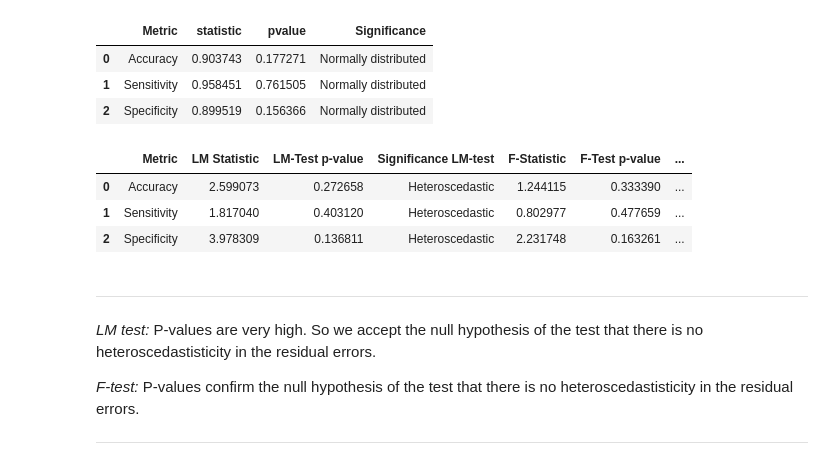
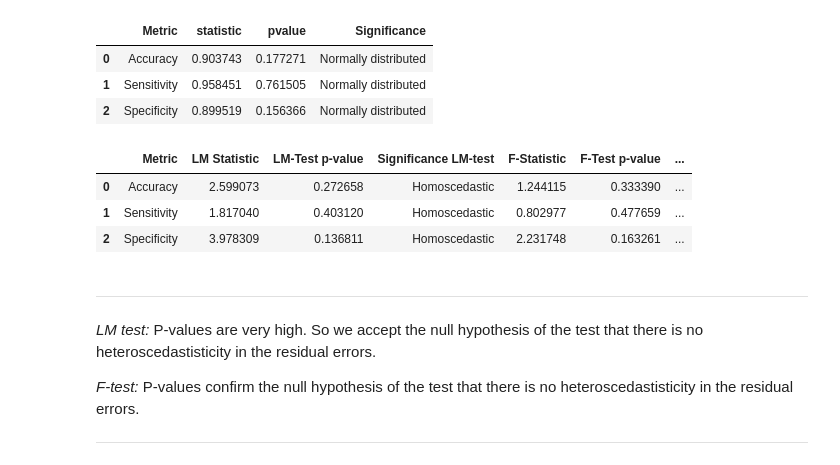
Before and after one commit to Fabian-Duren/Master-Thesis, a Jupyter notebook: N-back analysis/N-back metrics analysis/N back performance metrics and subjective fatigue levels - total analysis.ipynb, the cells around one changed output. Saved outputs shown, nothing was run; the diff lists cells and outputs as text; code cells hidden in the pictures.

```diff
--- a/N-back analysis/N-back metrics analysis/N back performance metrics and subjective fatigue levels - total analysis.ipynb
+++ b/N-back analysis/N-back metrics analysis/N back performance metrics and subjective fatigue levels - total analysis.ipynb
@@ -822,21 +822,21 @@ SH
 # %%
 # White’s Lagrange Multiplier Test for Heteroscedasticity
 WLM = []
 for tuple in [(result_acc.resid, result_acc.model.exog), (result_sens.resid, result_sens.model.exog), (result_spec.resid, result_spec.model.exog)]:
     WLM.append(list(het_white(tuple[0], tuple[1])))
 WLM = pd.DataFrame(WLM, columns = ["LM Statistic", "LM-Test p-value", "F-Statistic", "F-Test p-value"])
-WLM['Significance LM-test'] = np.where(WLM['LM-Test p-value'] < alpha, 'Homoscedastic', 'Heteroscedastic')
+WLM['Significance LM-test'] = np.where(WLM['LM-Test p-value'] < alpha, 'Heteroscedastic', 'Homoscedastic')
 WLM['Significance F-test'] = np.where(WLM['F-Test p-value'] < alpha, 'Heteroscedastisticity in the residual errors', 'No heteroscedastisticity in the residual errors')
 WLM['Metric'] = ['Accuracy', 'Sensitivity', 'Specificity']
 WLM = WLM[['Metric', "LM Statistic", "LM-Test p-value", 'Significance LM-test', "F-Statistic", "F-Test p-value", 'Significance F-test']]
 if export:
     dfi.export(WLM,"WLM_acc_sens_spec.png")
 WLM
 # %% [output]
 |  | Metric | LM Statistic | LM-Test p-value | Significance LM-test | F-Statistic | F-Test p-value | ... |
-| 0 | Accuracy | 2.599073 | 0.272658 | Heteroscedastic | 1.244115 | 0.333390 | ... |
-| 1 | Sensitivity | 1.817040 | 0.403120 | Heteroscedastic | 0.802977 | 0.477659 | ... |
-| 2 | Specificity | 3.978309 | 0.136811 | Heteroscedastic | 2.231748 | 0.163261 | ... |
+| 0 | Accuracy | 2.599073 | 0.272658 | Homoscedastic | 1.244115 | 0.333390 | ... |
+| 1 | Sensitivity | 1.817040 | 0.403120 | Homoscedastic | 0.802977 | 0.477659 | ... |
+| 2 | Specificity | 3.978309 | 0.136811 | Homoscedastic | 2.231748 | 0.163261 | ... |
 # %% [markdown]
 ---
 *LM test:* P-values are very high. So we accept the null hypothesis of the test that there is no heteroscedastisticity in the residual errors.
```
Also changed, not shown: parts of 2 cells of this notebook, 8 other files.
